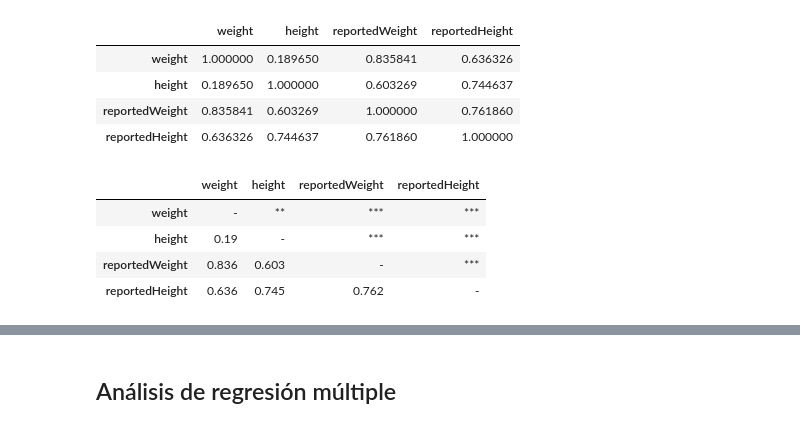
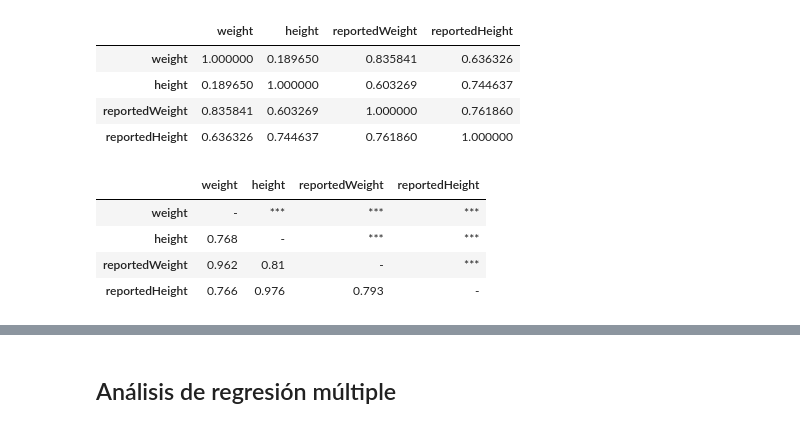
Before and after one commit to renatoparedes/Fundamentos-Python-Investigacion-Psicologia, a Jupyter notebook: Analisis-De-Datos-Cuantitativos/Estadistica.ipynb, the cells around one changed output, grey strips where cells are left out. Saved outputs shown, nothing was run; the diff lists cells and outputs as text; code cells hidden in the pictures.

```diff
--- a/Analisis-De-Datos-Cuantitativos/Estadistica.ipynb
+++ b/Analisis-De-Datos-Cuantitativos/Estadistica.ipynb
@@ -544,13 +564,13 @@ davis_data.corr()
 | reportedWeight | 0.835841 | 0.603269 | 1.000000 | 0.761860 |
 | reportedHeight | 0.636326 | 0.744637 | 0.761860 | 1.000000 |
 # %%
-davis_data.rcorr()
+davis_data.rcorr(method="spearman")
 # %% [output]
 |  | weight | height | reportedWeight | reportedHeight |
-| weight | - | ** | *** | *** |
-| height | 0.19 | - | *** | *** |
-| reportedWeight | 0.836 | 0.603 | - | *** |
-| reportedHeight | 0.636 | 0.745 | 0.762 | - |
+| weight | - | *** | *** | *** |
+| height | 0.768 | - | *** | *** |
+| reportedWeight | 0.962 | 0.81 | - | *** |
+| reportedHeight | 0.766 | 0.976 | 0.793 | - |
 # %%
 pg.pairwise_corr(davis_data, method="kendall", padjust="bonferroni")
 # %% [output]
```
Also changed, not shown: parts of 7 cells of this notebook, 2 other files.
